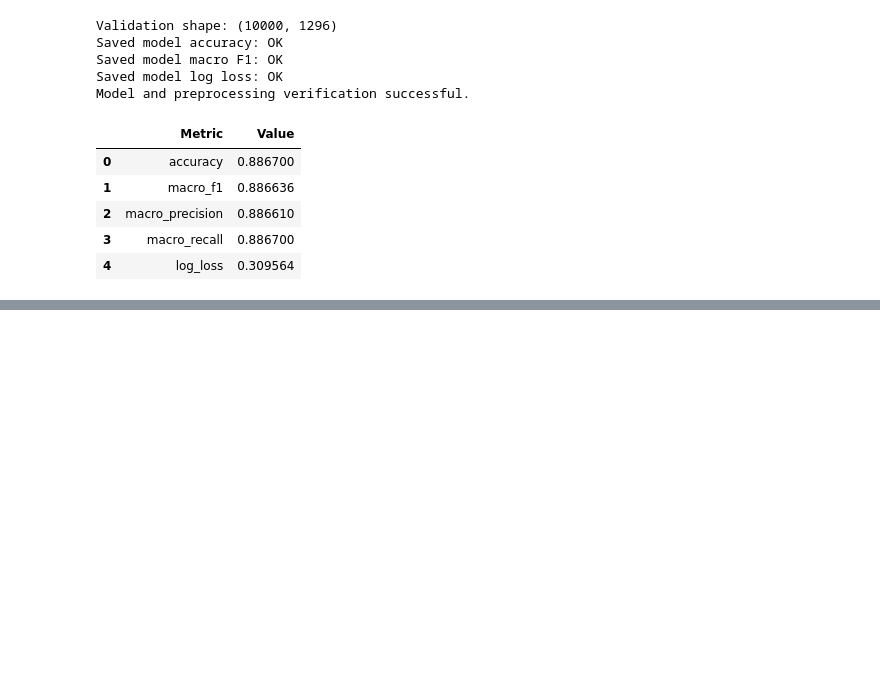
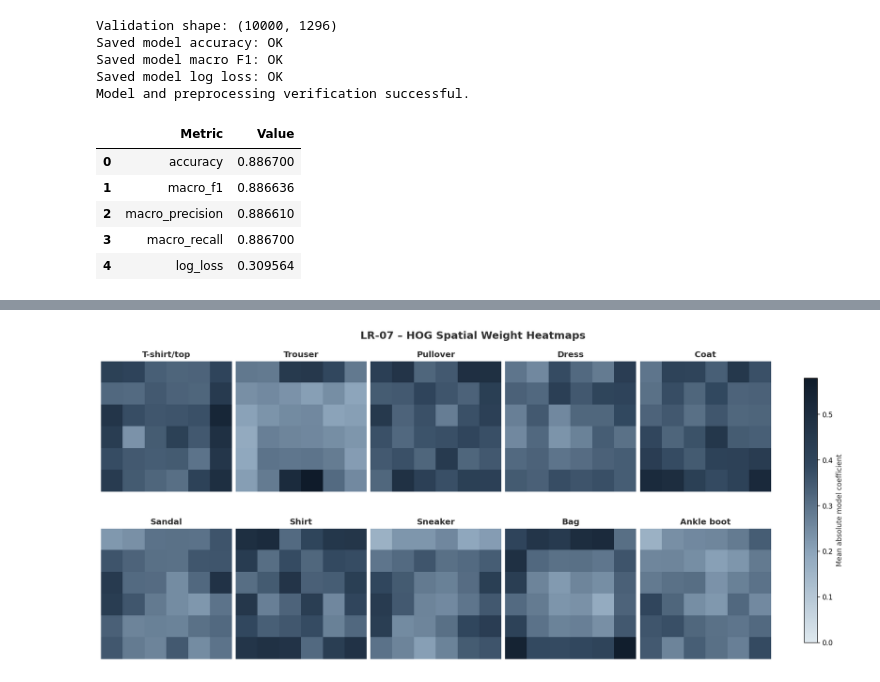
Before and after one commit to aszenas/DLProject_FashionMNIST, a Jupyter notebook: notebooks/02_logistic_regression.ipynb, the cells around one changed output, grey strips where cells are left out. Saved outputs shown, nothing was run; the diff lists cells and outputs as text; code cells hidden in the pictures; blank space fills up the shorter version.

```diff
--- a/notebooks/02_logistic_regression.ipynb
+++ b/notebooks/02_logistic_regression.ipynb
@@ -303,9 +291,7 @@ def save_experiment_result(result):
     if RESULTS_PATH.exists():
         existing_results = pd.read_csv(RESULTS_PATH)
 
-        existing_results = existing_results[
-            existing_results["run_id"] != result["run_id"]
-        ]
+        existing_results = existing_results[existing_results["run_id"] != result["run_id"]]
 
         results = pd.concat(
             [existing_results, new_result],
@@ -2072,0 +2108,52 @@ Model and preprocessing verification successful.
+# %%
+assert best_config["use_hog"]
+assert best_config["pca_components"] is None
+assert not best_config["standardize"]
+assert best_model.coef_.shape == (10, 1296)
+
+hog_weights = best_model.coef_.reshape(10, 6, 6, 2, 2, 9)
+
+spatial_weights = np.abs(hog_weights).mean(axis=(3, 4, 5))
+
+max_weight = spatial_weights.max()
+
+fig, axes = plt.subplots(
+    2,
+    5,
+    figsize=(15, 7),
+    layout="constrained",
+)
+
+for class_id, ax in enumerate(axes.flat):
+    image = ax.imshow(
+        spatial_weights[class_id],
+        cmap=BLUE_CMAP,
+        vmin=0,
+        vmax=max_weight,
+        interpolation="nearest",
+    )
+
+    ax.set_title(CLASS_NAMES[class_id])
+    ax.axis("off")
+
+fig.colorbar(
+    image,
+    ax=axes.ravel().tolist(),
+    shrink=0.8,
+    label="Mean absolute model coefficient",
+)
+
+fig.suptitle(
+    f"{best_run_id} – HOG Spatial Weight Heatmaps",
+    fontsize=15,
+    fontweight="bold",
+)
+
+fig.savefig(
+    FIGURES_DIR / "optimized_hog_weight_heatmaps.png",
+    bbox_inches="tight",
+)
+
+plt.show()
+# %% [output]
+[figure, added]
```
Also changed, not shown: parts of 46 cells of this notebook, 3 other files.
